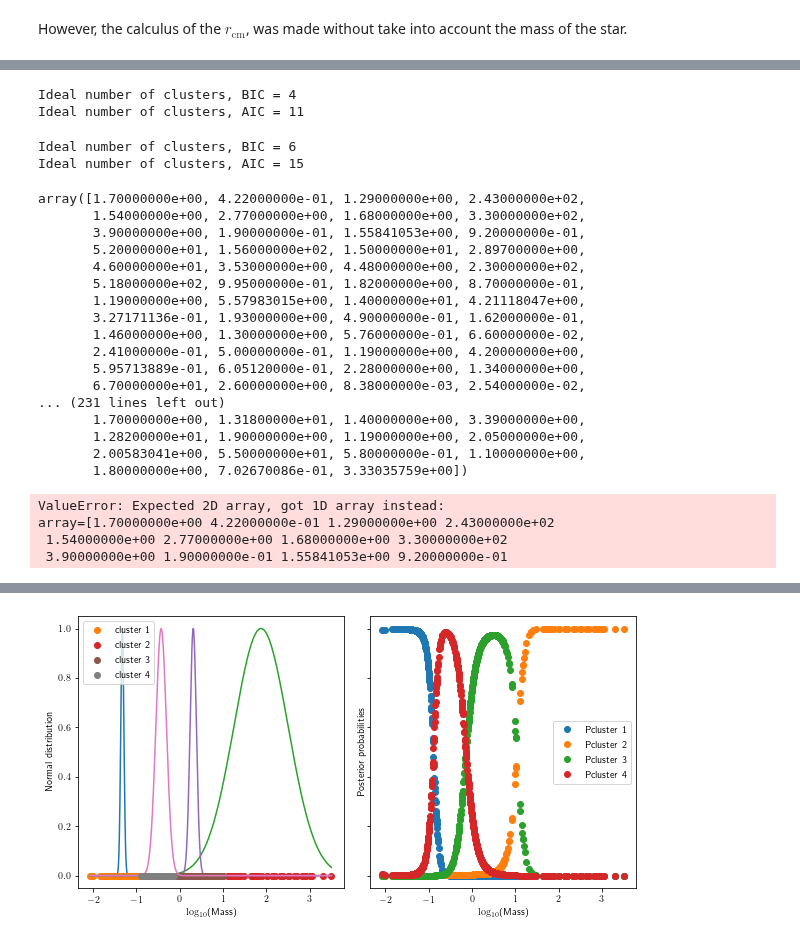
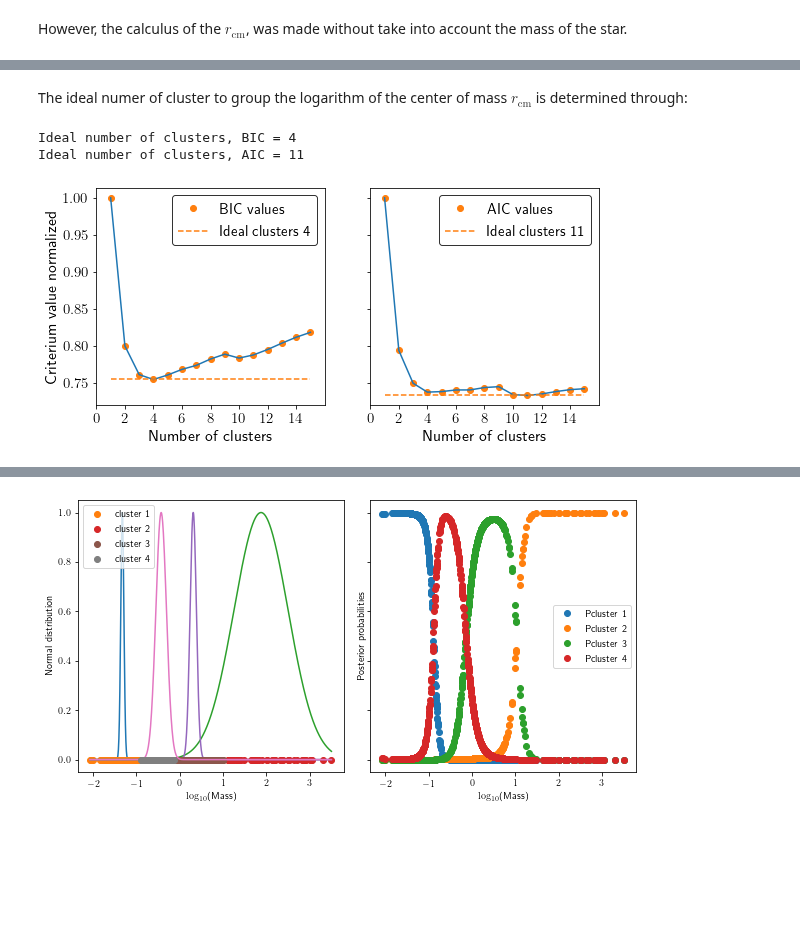
Before and after one commit to fjbautistas/Mixture_Gaussian_CM_of_Planets, a Jupyter notebook: Clasification.ipynb, the cells around one changed output, grey strips where cells are left out. Drawn from its saved outputs; the diff is of its cells as text; code cells hidden in the pictures; blank space fills up the shorter version.

```diff
--- a/Clasification.ipynb
+++ b/Clasification.ipynb
@@ -241,64 +344,9 @@ def inf_criterion(times, data, log=False):
+# %% [markdown]
+The ideal numer of cluster to group the logarithm of the center of mass $r_\text{cm}$ is determined through:
 # %%
 a = inf_criterion(15, CoM, log=True)
+a_plot = plot_criteria(a)
 # %% [output]
 Ideal number of clusters, BIC = 4
 Ideal number of clusters, AIC = 11
+[figure, added]
-# %%
-b = inf_criterion(15, CoM, False)
-# %% [output]
-Ideal number of clusters, BIC = 6
-Ideal number of clusters, AIC = 15
-# %%
-#comparison between AIC and BIC criteria----------------(plot)------------------------
-
-def plot_criteria()
-
-
-    figure, ax = plt.subplots(1, 2, sharex='col',
-                              sharey='row', figsize=(10, 5))
-    label = ['BIC','AIC']
-
-    for i,criterium in enumerate(criteria):
-
-        ax[i].plot(range(1, len(criteria[i])+1),
-                   criteria[i]/max(criteria[i]),
-                   "o", c="C1",label=label[i]+" values")
-
-        ax[i].plot(range(1,len(criteria[i])+1),
-                   criteria[i]/max(criteria[i]),
-                   lw="2")#, label=label[i])
-
-        ax[i].plot(range(len(criteria[i])),
-                   np.ones(len(criteria[i]))*min_criteria[i],"--")
-
-        ax[i].set_xlabel('Number of clusters', fontsize=18)
-        ax[i].legend(fontsize=15, loc=1,edgecolor='black')
-        ax[i].tick_params(labelsize=14)
-        ax[i].set_xlim(0,times-0.5)
-        ax[i].set_xticks(np.arange(0, times, step=2))
-
-    ax[0].set_ylabel('Criterium value normalized', fontsize=20)
-    plt.subplots_adjust(wspace = .05)
-
-    print('N. of clusters BIC = '+str(criteria[0].index(min(criteria[0]))+1))
-    print('N. of clusters AIC = '+str(criteria[1].index(min(criteria[1]))+1))
-
-    return [bic,aic]
-# %% [output]
-array([1.70000000e+00, 4.22000000e-01, 1.29000000e+00, 2.43000000e+02,
-       1.54000000e+00, 2.77000000e+00, 1.68000000e+00, 3.30000000e+02,
-       3.90000000e+00, 1.90000000e-01, 1.55841053e+00, 9.20000000e-01,
-       5.20000000e+01, 1.56000000e+02, 1.50000000e+01, 2.89700000e+00,
-       4.60000000e+01, 3.53000000e+00, 4.48000000e+00, 2.30000000e+02,
-       5.18000000e+02, 9.95000000e-01, 1.82000000e+00, 8.70000000e-01,
-       1.19000000e+00, 5.57983015e+00, 1.40000000e+01, 4.21118047e+00,
-       3.27171136e-01, 1.93000000e+00, 4.90000000e-01, 1.62000000e-01,
-       1.46000000e+00, 1.30000000e+00, 5.76000000e-01, 6.60000000e-02,
-       2.41000000e-01, 5.00000000e-01, 1.19000000e+00, 4.20000000e+00,
-       5.95713889e-01, 6.05120000e-01, 2.28000000e+00, 1.34000000e+00,
-       6.70000000e+01, 2.60000000e+00, 8.38000000e-03, 2.54000000e-02,
-... (231 lines left out)
-       1.70000000e+00, 1.31800000e+01, 1.40000000e+00, 3.39000000e+00,
-       1.28200000e+01, 1.90000000e+00, 1.19000000e+00, 2.05000000e+00,
-       2.00583041e+00, 5.50000000e+01, 5.80000000e-01, 1.10000000e+00,
-       1.80000000e+00, 7.02670086e-01, 3.33035759e+00])
@@ -354,7 +352,0 @@ def inf_criterion(times, CoM, figure=False):
-# %%
-info_mass = inf_criterion(20,  CoM, True)
-# %% [output]
-ValueError: Expected 2D array, got 1D array instead:
-array=[1.70000000e+00 4.22000000e-01 1.29000000e+00 2.43000000e+02
- 1.54000000e+00 2.77000000e+00 1.68000000e+00 3.30000000e+02
- 3.90000000e+00 1.90000000e-01 1.55841053e+00 9.20000000e-01
```
Also changed, not shown: parts of 12 cells of this notebook.
